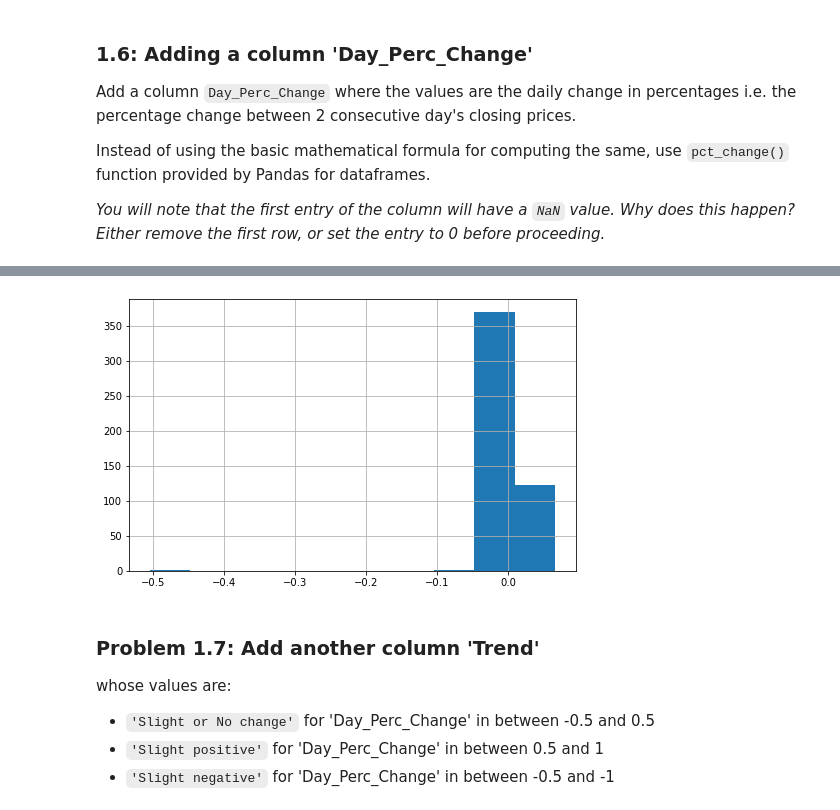
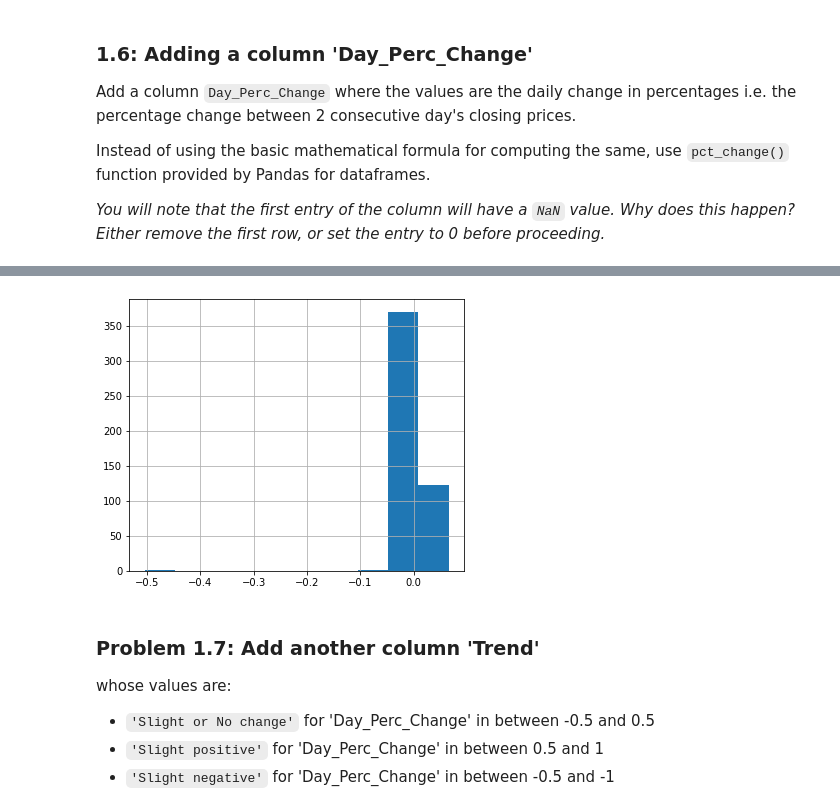
Before and after one commit to itsvivekghosh/aspiration.ai-ML_Internship-2020, a Jupyter notebook: Module 1/Week 2/Module1_Week2.ipynb, the cells around one changed output, grey strips where cells are left out. Drawn from its saved outputs; the diff is of its cells as text; code cells hidden in the pictures.

```diff
--- a/Module 1/Week 2/Module1_Week2.ipynb
+++ b/Module 1/Week 2/Module1_Week2.ipynb
@@ -352,11 +362,11 @@ df.head(3)
 | 1 | TCS | EQ | 2017-05-16 | 2365.10 | 2380.0 | 2435.00 | 2373.45 | 2425.1 | 2429.15 | ... |
 | 2 | TCS | EQ | 2017-05-17 | 2429.15 | 2433.5 | 2460.75 | 2423.00 | 2450.0 | 2455.35 | ... |
 # %%
-plt.figure(figsize=(8, 5))
+plt.figure(figsize=(6, 5))
 df.Day_Perc_Change.hist()
 plt.show()
 # %% [output]
-[figure, old version]
+[figure, new version]
 # %% [markdown]
 ### Problem 1.7: Add another column 'Trend'
 
```
Also changed, not shown: parts of 5 cells of this notebook, 1 other file.
